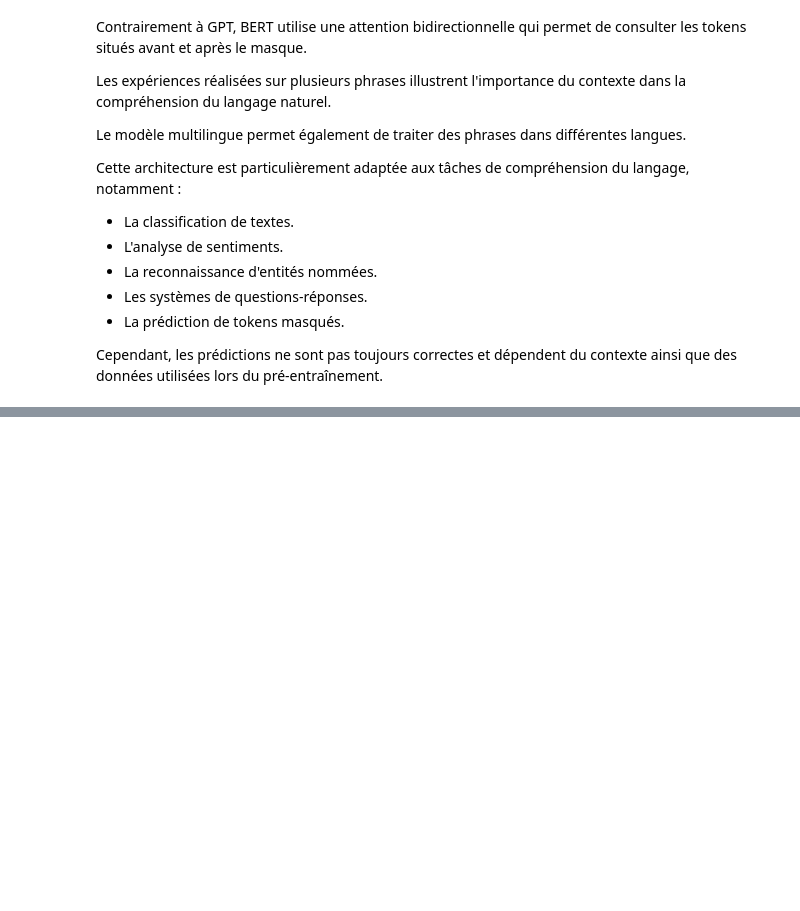
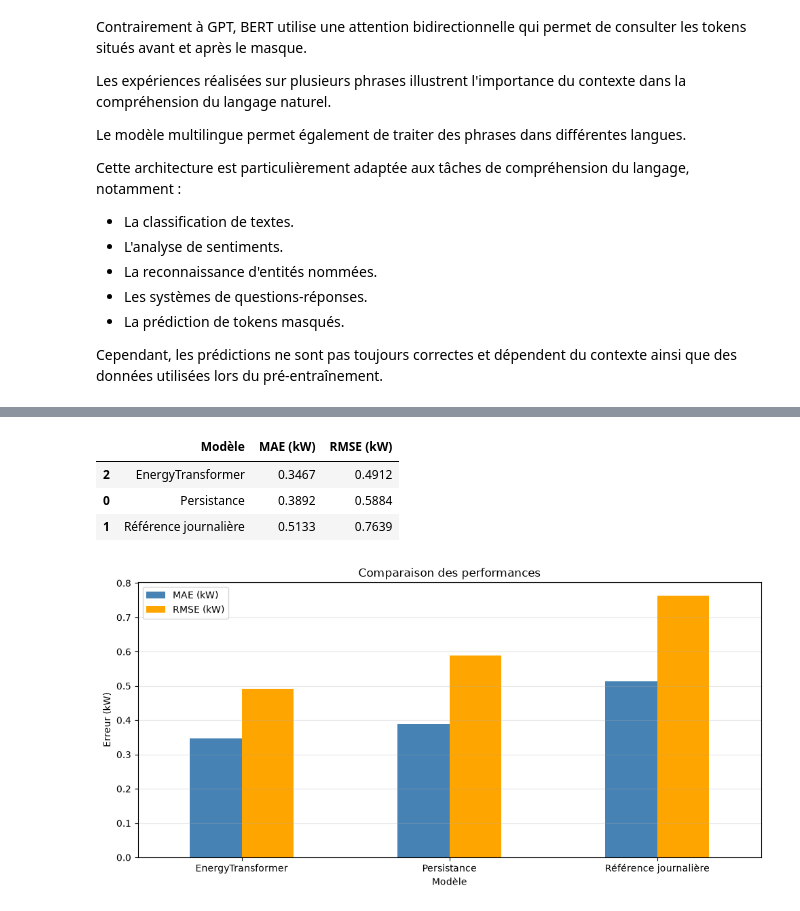
Before and after one commit to Benaich-idris/Activit-Pratique-N-4, a Jupyter notebook: Atelier_4_Architecture_Transformer.ipynb, the cells around one changed output, grey strips where cells are left out. Drawn from its saved outputs; the diff is of its cells as text; code cells hidden in the pictures; blank space fills up the shorter version.

```diff
--- a/Atelier_4_Architecture_Transformer.ipynb
+++ b/Atelier_4_Architecture_Transformer.ipynb
@@ -1292,0 +1918,51 @@ lors du pré-entraînement.
+# %%
+comparaison_energy = pd.DataFrame({
+
+    "Modèle": [
+        "Persistance",
+        "Référence journalière",
+        "EnergyTransformer"
+    ],
+
+    "MAE (kW)": [
+        mae_persistance,
+        mae_jour,
+        mae_energy
+    ],
+
+    "RMSE (kW)": [
+        rmse_persistance,
+        rmse_jour,
+        rmse_energy
+    ]
+})
+
+comparaison_energy = comparaison_energy.sort_values(
+    "MAE (kW)"
+)
+
+comparaison_energy.style.format({
+    "MAE (kW)": "{:.4f}",
+    "RMSE (kW)": "{:.4f}"
+})
+# %% [output]
+|  | Modèle | MAE (kW) | RMSE (kW) |
+| 2 | EnergyTransformer | 0.3467 | 0.4912 |
+| 0 | Persistance | 0.3892 | 0.5884 |
+| 1 | Référence journalière | 0.5133 | 0.7639 |
+# %%
+comparaison_energy.set_index("Modèle").plot(
+    kind="bar",
+    figsize=(10, 5),
+    color=["steelblue", "orange"]
+)
+
+plt.title("Comparaison des performances")
+plt.ylabel("Erreur (kW)")
+plt.xlabel("Modèle")
+plt.xticks(rotation=0)
+plt.grid(axis="y", alpha=0.3)
+plt.tight_layout()
+plt.show()
+# %% [output]
+[figure, added]
```
Also changed, not shown: parts of 49 cells of this notebook.
